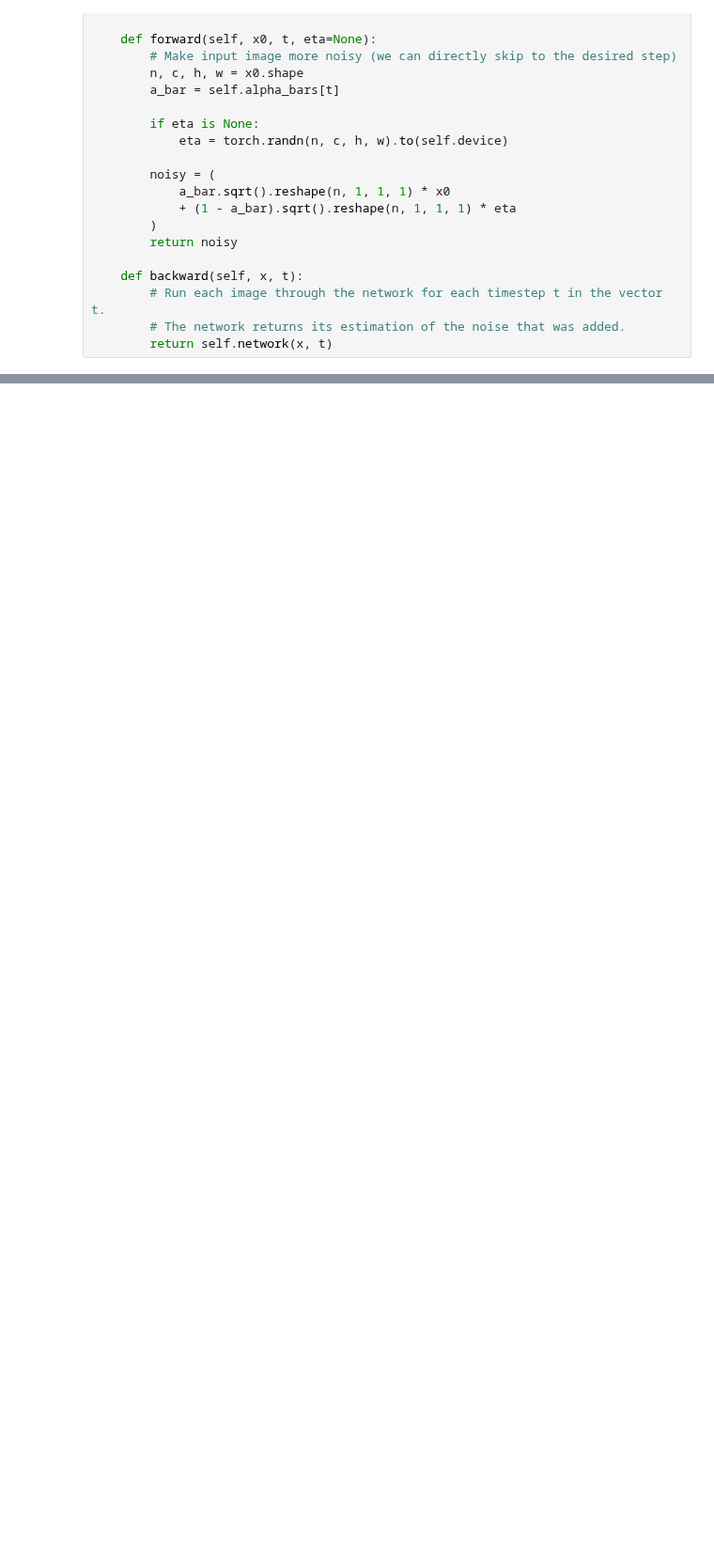
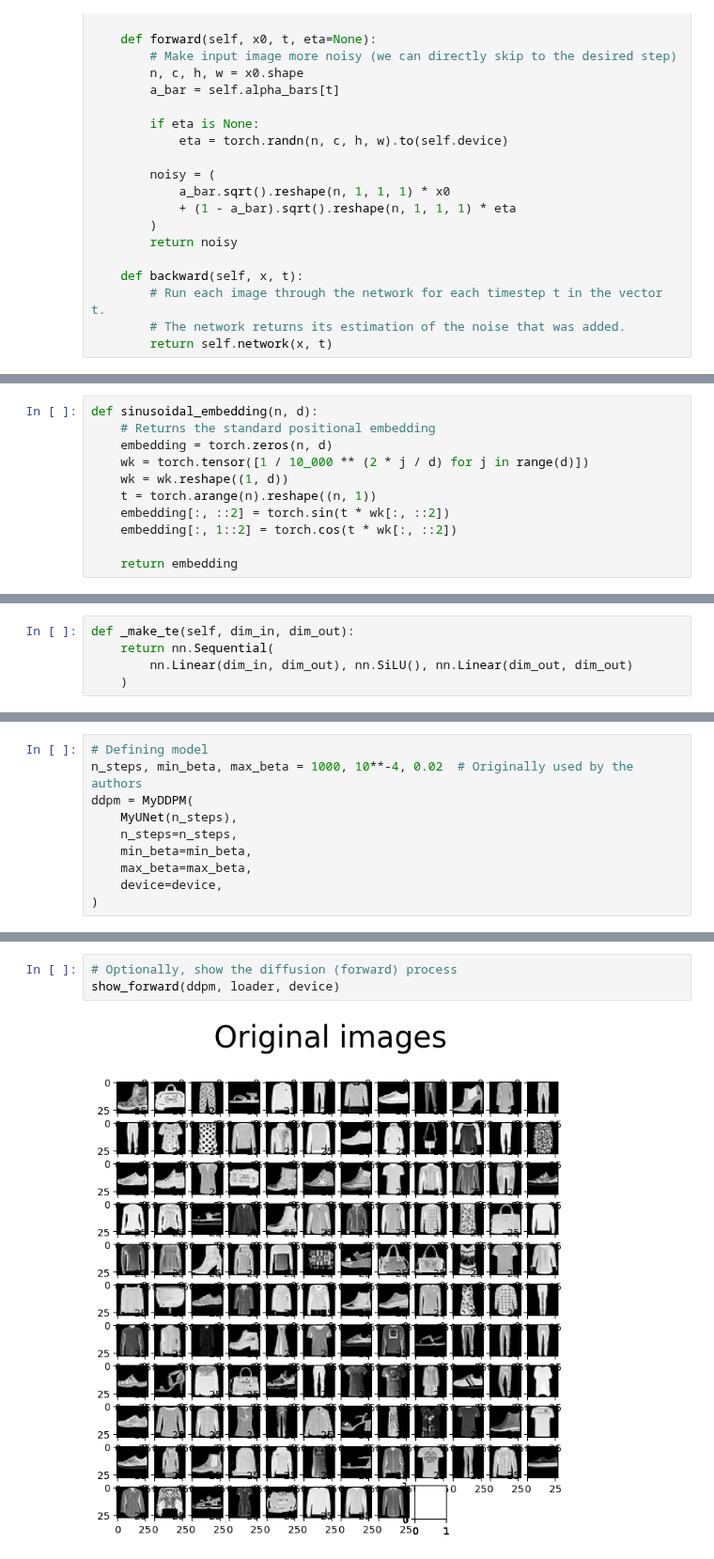
Before and after one commit to johnwslee/Data_Science_Libraries, a Jupyter notebook: PyTorch/denoising_diffusion_probability_model/Medium_Generating_images_with_DDPM.ipynb, the cells around one changed output, grey strips where cells are left out. Shown at 94% size. Saved outputs shown, nothing was run; the diff lists cells and outputs as text; blank space fills up the shorter version.

Commit message:
Working on DDPM

```diff
--- a/PyTorch/denoising_diffusion_probability_model/Medium_Generating_images_with_DDPM.ipynb
+++ b/PyTorch/denoising_diffusion_probability_model/Medium_Generating_images_with_DDPM.ipynb
@@ -188,0 +306,11 @@ class MyDDPM(nn.Module):
+# %%
+def sinusoidal_embedding(n, d):
+    # Returns the standard positional embedding
+    embedding = torch.zeros(n, d)
+    wk = torch.tensor([1 / 10_000 ** (2 * j / d) for j in range(d)])
+    wk = wk.reshape((1, d))
+    t = torch.arange(n).reshape((n, 1))
+    embedding[:, ::2] = torch.sin(t * wk[:, ::2])
+    embedding[:, 1::2] = torch.cos(t * wk[:, ::2])
+
+    return embedding
@@ -188,0 +319,5 @@ class MyDDPM(nn.Module):
+# %%
+def _make_te(self, dim_in, dim_out):
+    return nn.Sequential(
+        nn.Linear(dim_in, dim_out), nn.SiLU(), nn.Linear(dim_out, dim_out)
+    )
@@ -188,0 +442,10 @@ class MyDDPM(nn.Module):
+# %%
+# Defining model
+n_steps, min_beta, max_beta = 1000, 10**-4, 0.02  # Originally used by the authors
+ddpm = MyDDPM(
+    MyUNet(n_steps),
+    n_steps=n_steps,
+    min_beta=min_beta,
+    max_beta=max_beta,
+    device=device,
+)
@@ -188,0 +454,5 @@ class MyDDPM(nn.Module):
+# %%
+# Optionally, show the diffusion (forward) process
+show_forward(ddpm, loader, device)
+# %% [output]
+[figure, added]
```
Also changed, not shown: parts of 32 cells of this notebook.
